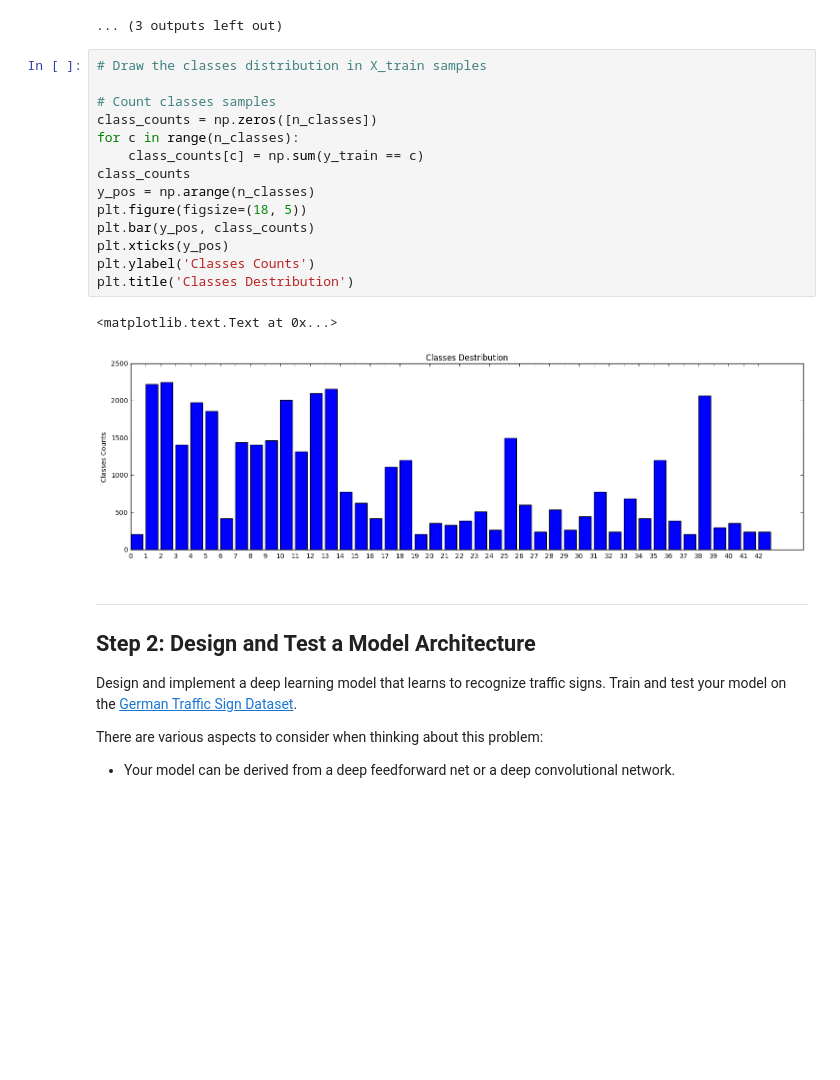
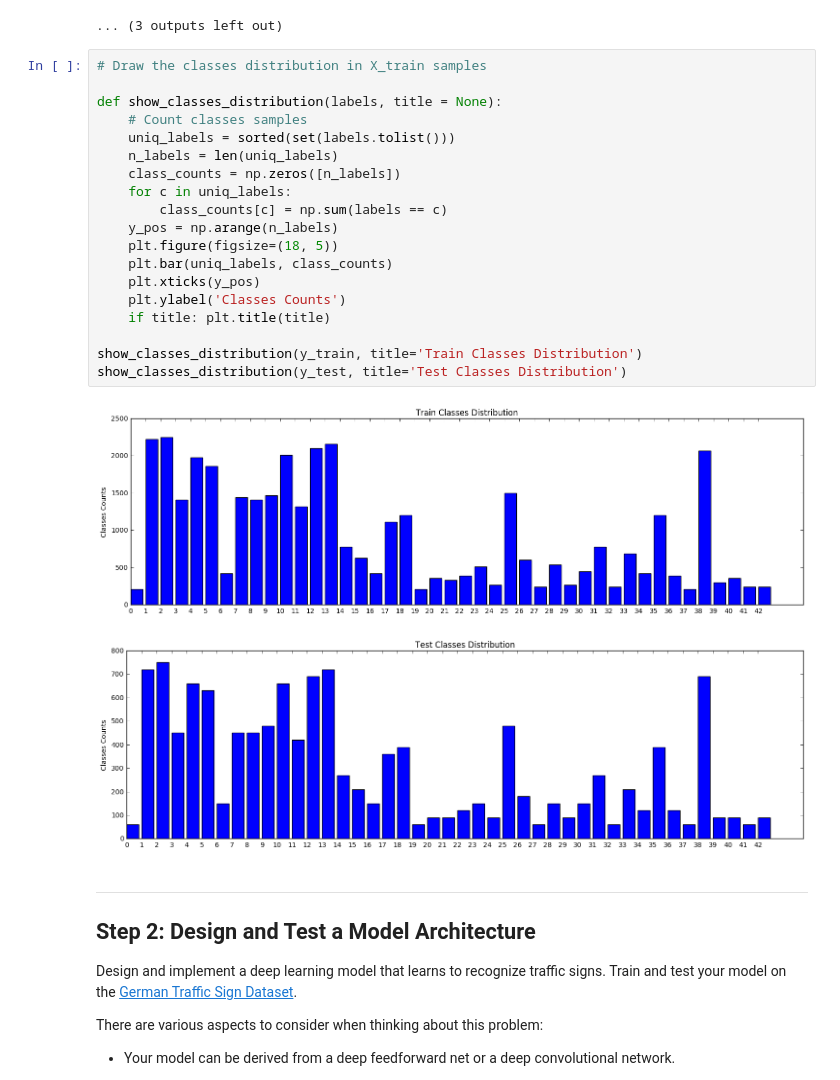
Before and after one commit to bexcite/traffic-signs, a Jupyter notebook: Traffic_Signs_Recognition.ipynb, the cells around one changed output. Cells and saved outputs as stored; diff of their text form; blank space fills up the shorter version.

```diff
--- a/Traffic_Signs_Recognition.ipynb
+++ b/Traffic_Signs_Recognition.ipynb
@@ -122,20 +122,25 @@ for c in range(n_classes):
 # %%
 # Draw the classes distribution in X_train samples
 
-# Count classes samples
-class_counts = np.zeros([n_classes])
-for c in range(n_classes):
-    class_counts[c] = np.sum(y_train == c)
-class_counts
-y_pos = np.arange(n_classes)
-plt.figure(figsize=(18, 5))
-plt.bar(y_pos, class_counts)
-plt.xticks(y_pos)
-plt.ylabel('Classes Counts')
-plt.title('Classes Destribution')
+def show_classes_distribution(labels, title = None):
+    # Count classes samples
+    uniq_labels = sorted(set(labels.tolist()))
+    n_labels = len(uniq_labels)
+    class_counts = np.zeros([n_labels])
+    for c in uniq_labels:
+        class_counts[c] = np.sum(labels == c)
+    y_pos = np.arange(n_labels)
+    plt.figure(figsize=(18, 5))
+    plt.bar(uniq_labels, class_counts)
+    plt.xticks(y_pos)
+    plt.ylabel('Classes Counts')
+    if title: plt.title(title)
+
+show_classes_distribution(y_train, title='Train Classes Distribution')
+show_classes_distribution(y_test, title='Test Classes Distribution')
 # %% [output]
-<matplotlib.text.Text at 0x...>
-[figure, old version]
+[figure, new version]
+[figure, added]
 # %% [markdown]
 ----
 
```
Also changed, not shown: parts of 3 cells of this notebook.
